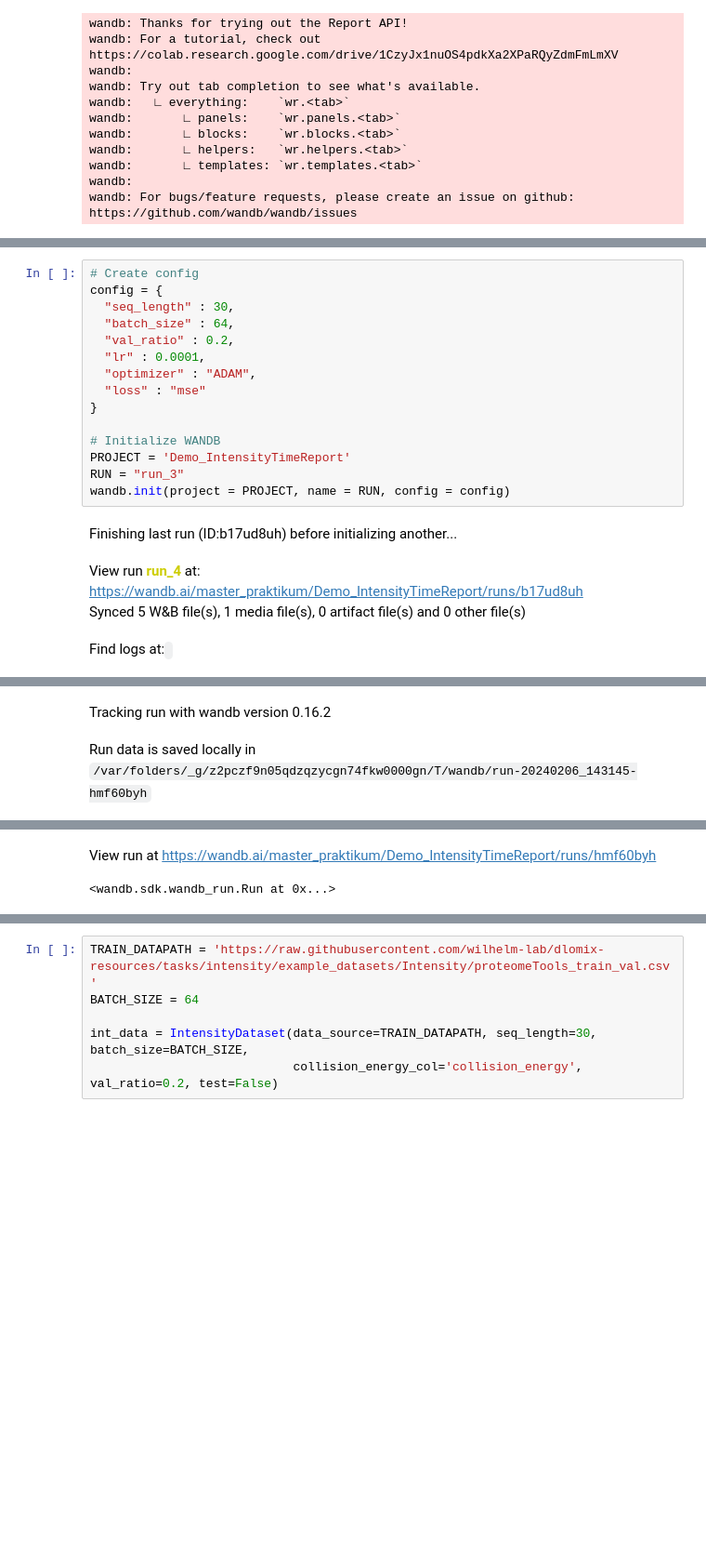
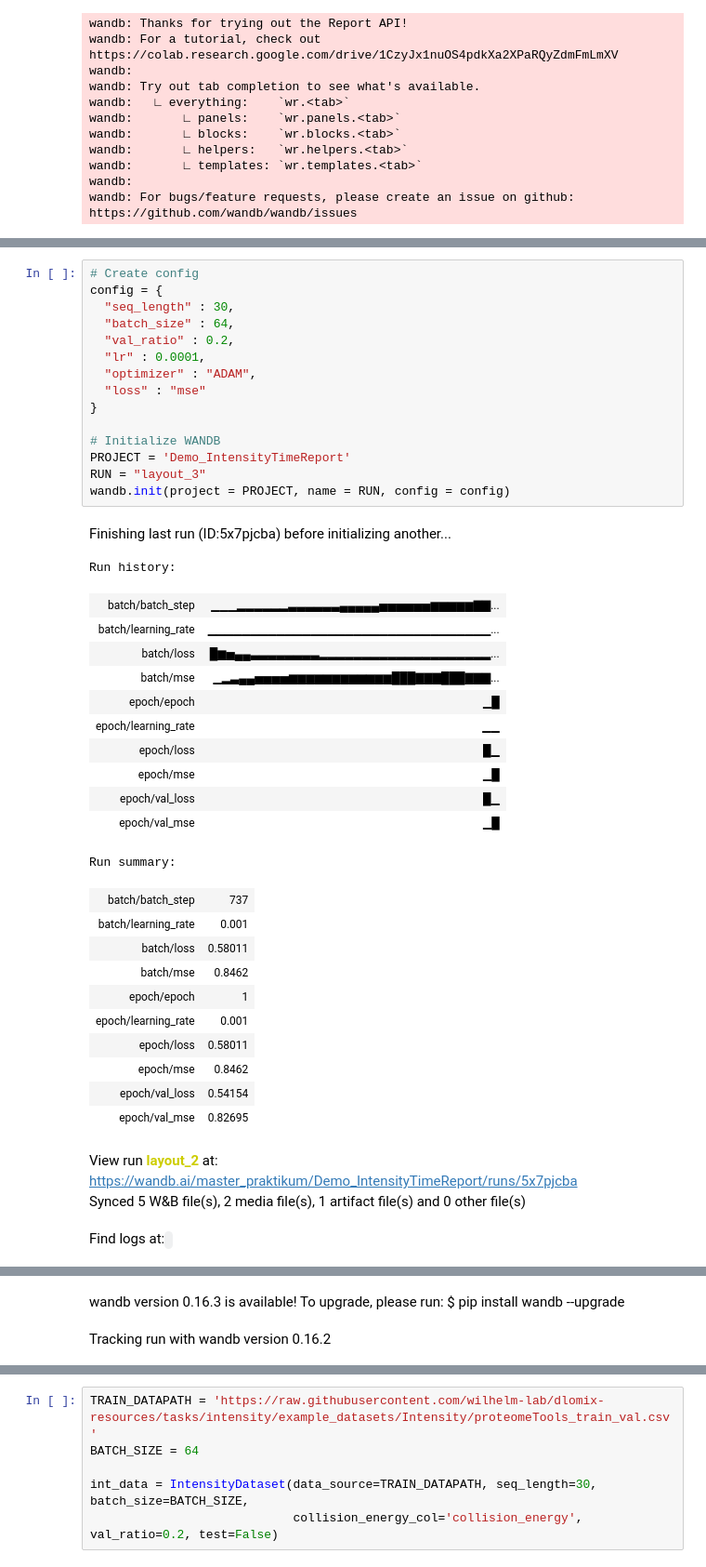
Before and after one commit to wilhelm-lab/dlomix, a Jupyter notebook: dlomix/reports/intensity_wandb/test_notebook_intensity_wandb.ipynb, the cells around one changed output, grey strips where cells are left out. Shown: that part at 93% size. Saved outputs shown, nothing was run; the diff lists cells and outputs as text; blank space fills up the shorter version.

```diff
--- a/dlomix/reports/intensity_wandb/test_notebook_intensity_wandb.ipynb
+++ b/dlomix/reports/intensity_wandb/test_notebook_intensity_wandb.ipynb
@@ -236,20 +253,42 @@ class IntensityReport():
 # %%
 # Create config
 config = {
   "seq_length" : 30,
   "batch_size" : 64,
   "val_ratio" : 0.2,
   "lr" : 0.0001,
   "optimizer" : "ADAM",
   "loss" : "mse"
 }
 
 # Initialize WANDB
 PROJECT = 'Demo_IntensityTimeReport'
-RUN = "run_3"
+RUN = "layout_3"
 wandb.init(project = PROJECT, name = RUN, config = config)
 # %% [output]
-Finishing last run (ID:b17ud8uh) before initializing another...
+Finishing last run (ID:5x7pjcba) before initializing another...
+Run history:
+| batch/batch_step | ▁▁▁▂▂▂▂▂▂▃▃▃▃▃▃▄▄▄▄▄▅▅▅▅▅▅▆▆▆▆▆▇▇... |
+| batch/learning_rate | ▁▁▁▁▁▁▁▁▁▁▁▁▁▁▁▁▁▁▁▁▁▁▁▁▁▁▁▁▁▁▁▁▁... |
+| batch/loss | █▆▅▄▄▃▃▃▃▃▃▃▃▂▂▂▂▂▂▂▂▂▂▂▂▂▂▂▂▂▂▂▂... |
+| batch/mse | ▁▂▃▄▄▅▅▅▅▆▆▆▆▆▆▆▆▆▆▆▆███▇▇▇███▇▇▇... |
+| epoch/epoch | ▁█ |
+| epoch/learning_rate | ▁▁ |
+| epoch/loss | █▁ |
+| epoch/mse | ▁█ |
+| epoch/val_loss | █▁ |
+| epoch/val_mse | ▁█ |
+Run summary:
+| batch/batch_step | 737 |
+| batch/learning_rate | 0.001 |
+| batch/loss | 0.58011 |
+| batch/mse | 0.8462 |
+| epoch/epoch | 1 |
+| epoch/learning_rate | 0.001 |
+| epoch/loss | 0.58011 |
+| epoch/mse | 0.8462 |
+| epoch/val_loss | 0.54154 |
+| epoch/val_mse | 0.82695 |
-View run run_4 at: https://wandb.ai/master_praktikum/Demo_IntensityTimeReport/runs/b17ud8uh
-Synced 5 W&B file(s), 1 media file(s), 0 artifact file(s) and 0 other file(s)
+View run layout_2 at: https://wandb.ai/master_praktikum/Demo_IntensityTimeReport/runs/5x7pjcba
+Synced 5 W&B file(s), 2 media file(s), 1 artifact file(s) and 0 other file(s)
 Find logs at:
@@ -257,2 +296,2 @@ Successfully finished last run (ID:b17ud8uh). Initializing new run:
-Tracking run with wandb version 0.16.2
+wandb version 0.16.3 is available! To upgrade, please run: $ pip install wandb --upgrade
-Run data is saved locally in /var/folders/_g/z2pczf9n05qdzqzycgn74fkw0000gn/T/wandb/run-20240206_143145-hmf60byh
+Tracking run with wandb version 0.16.2
@@ -261,2 +299,0 @@ View project at https://wandb.ai/master_praktikum/Demo_IntensityTimeReport
-View run at https://wandb.ai/master_praktikum/Demo_IntensityTimeReport/runs/hmf60byh
-<wandb.sdk.wandb_run.Run at 0x...>
```
Also changed, not shown: parts of 6 cells of this notebook, 1 other file.
